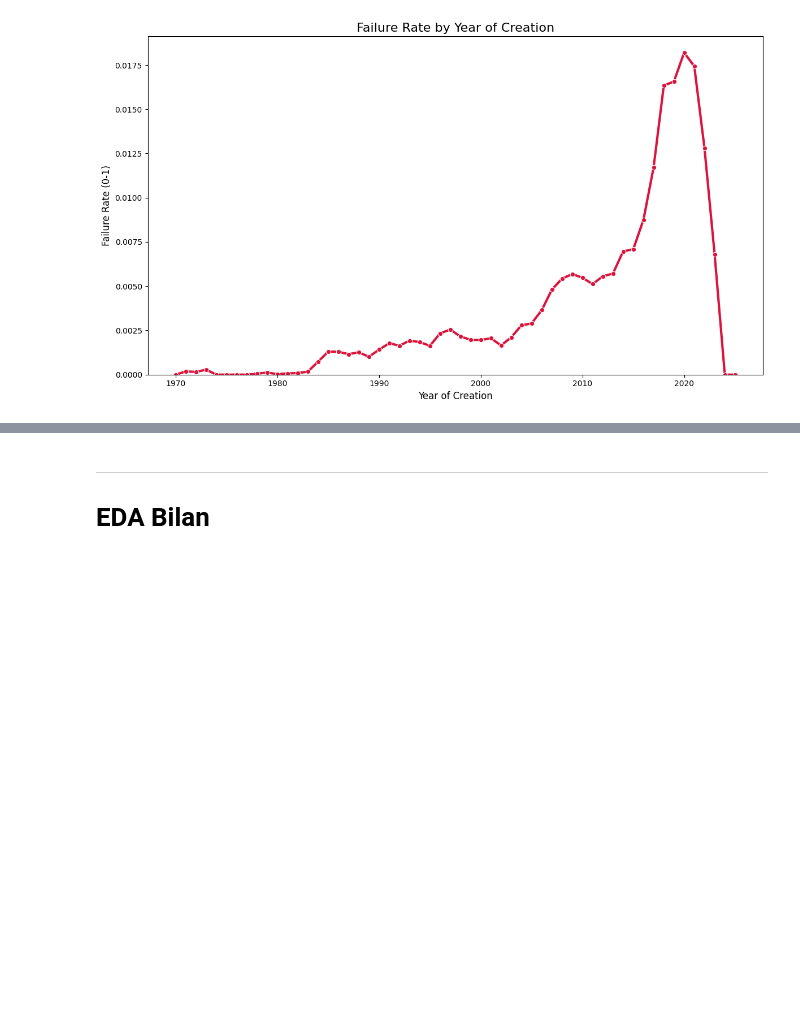
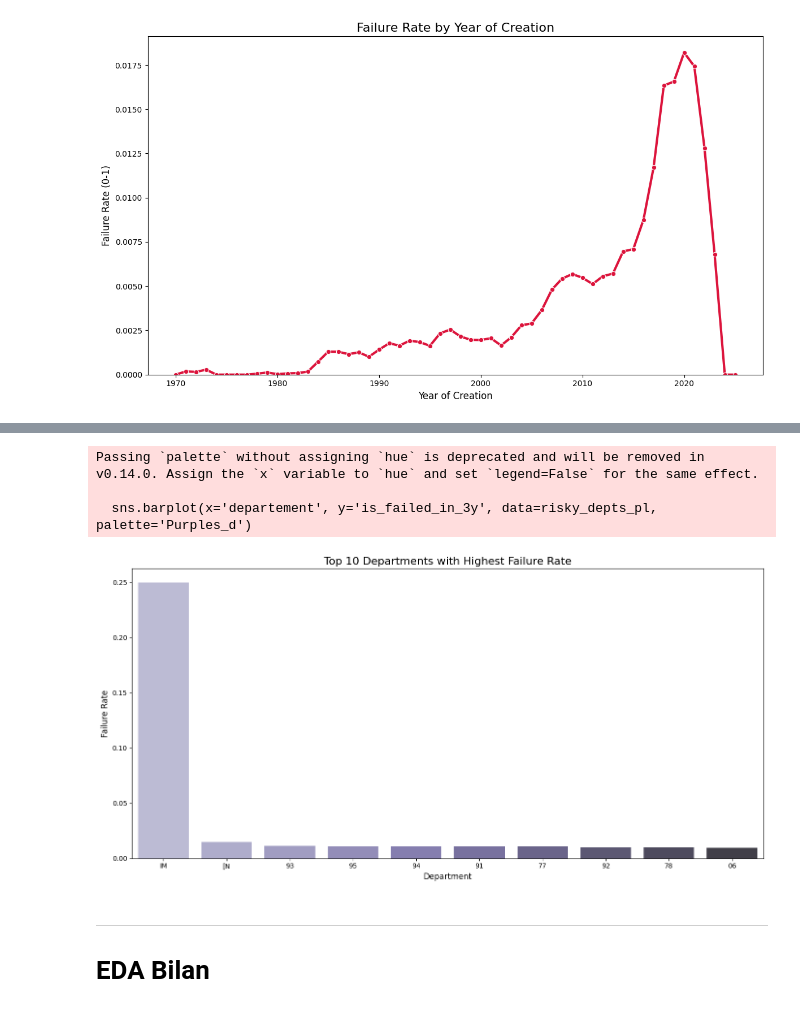
Before and after one commit to ugozchi/AS_Supervised_Learning, a Jupyter notebook: Notebooks/01_EDA.ipynb, the cells around one changed output, grey strips where cells are left out. Saved outputs shown, nothing was run; the diff lists cells and outputs as text; code cells hidden in the pictures; blank space fills up the shorter version.

```diff
--- a/Notebooks/01_EDA.ipynb
+++ b/Notebooks/01_EDA.ipynb
@@ -121,3 +193,24 @@ plt.show()
+# %%
+# --- Graph 5: Top 10 Riskiest Departments ---
+plt.figure(figsize=(14, 7))
+risky_depts_pl = (
+    df_demo.group_by("departement")
+    .agg(pl.col("is_failed_in_3y").mean())
+    .sort("is_failed_in_3y", descending=True)
+    .head(10)
+).to_pandas()
+sns.barplot(x='departement', y='is_failed_in_3y', data=risky_depts_pl, palette='Purples_d')
+plt.title('Top 10 Departments with Highest Failure Rate', fontsize=16)
+plt.ylabel('Failure Rate', fontsize=12)
+plt.xlabel('Department', fontsize=12)
+plt.tight_layout()
+plt.savefig('graph_5_failure_by_department.png')
+plt.show()
+# %% [output]
+Passing `palette` without assigning `hue` is deprecated and will be removed in v0.14.0. Assign the `x` variable to `hue` and set `legend=False` for the same effect.
+
+  sns.barplot(x='departement', y='is_failed_in_3y', data=risky_depts_pl, palette='Purples_d')
+[figure, added]
 # %% [markdown]
 ---
 
```
Also changed, not shown: parts of 5 cells of this notebook, 3 other files.
